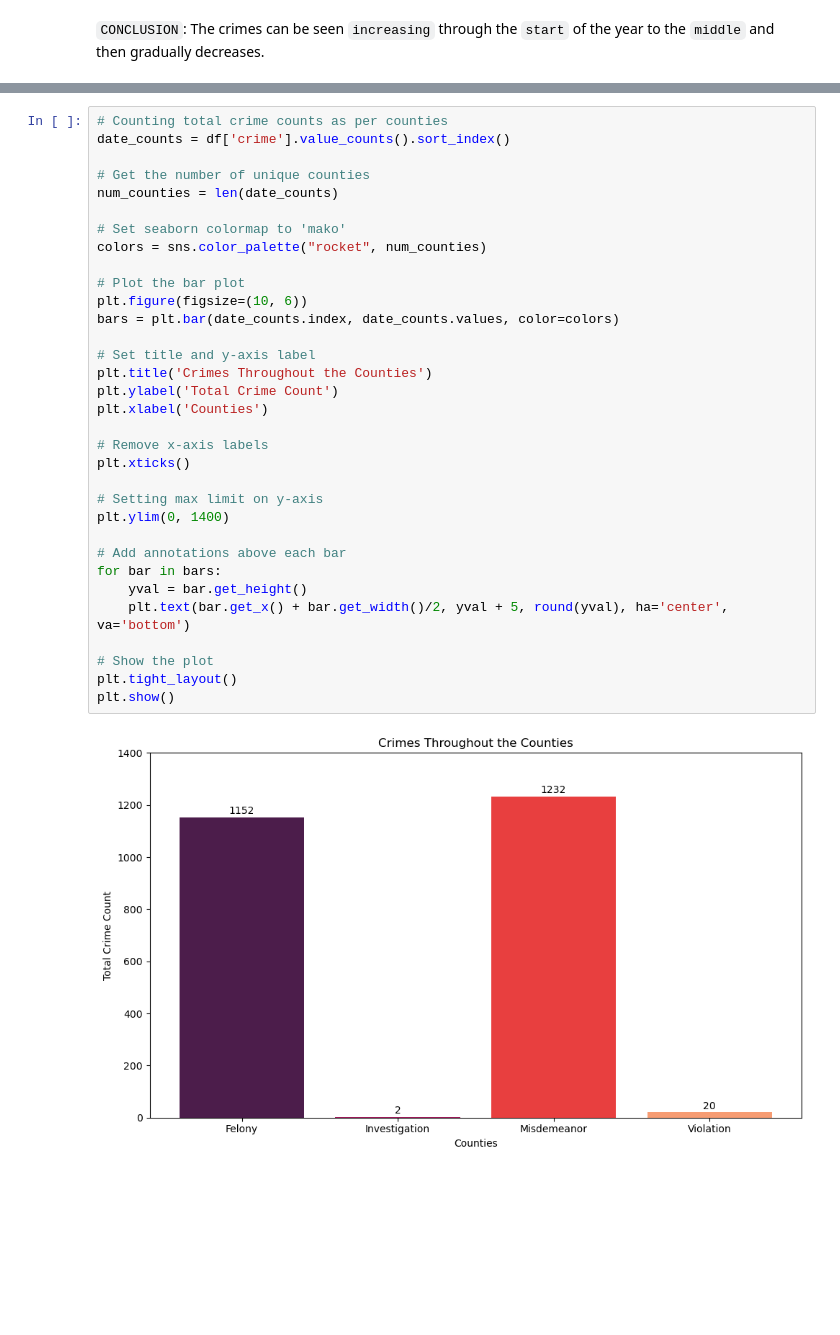
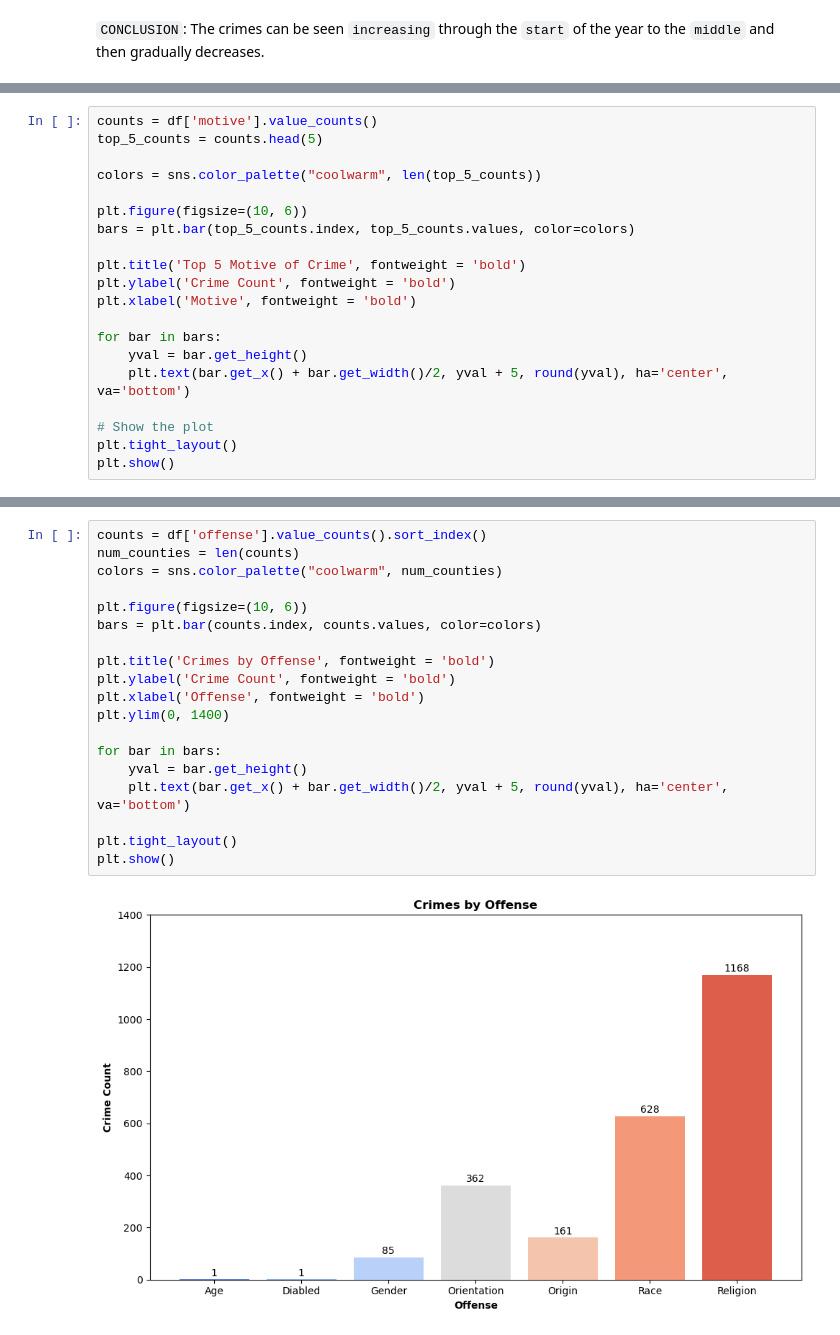
Before and after one commit to manjit-baishya-datascience/NYPD-Hate-Crime-EDA, a Jupyter notebook: nypd-hate-crime-eda.ipynb, the cells around one changed output, grey strips where cells are left out. Cells and saved outputs as stored; diff of their text form; blank space fills up the shorter version.

```diff
--- a/nypd-hate-crime-eda.ipynb
+++ b/nypd-hate-crime-eda.ipynb
@@ -546,0 +677,20 @@ plt.show()
+# %%
+counts = df['motive'].value_counts()
+top_5_counts = counts.head(5)
+
+colors = sns.color_palette("coolwarm", len(top_5_counts))
+
+plt.figure(figsize=(10, 6))
+bars = plt.bar(top_5_counts.index, top_5_counts.values, color=colors)
+
+plt.title('Top 5 Motive of Crime', fontweight = 'bold')
+plt.ylabel('Crime Count', fontweight = 'bold')
+plt.xlabel('Motive', fontweight = 'bold')
+
+for bar in bars:
+    yval = bar.get_height()
+    plt.text(bar.get_x() + bar.get_width()/2, yval + 5, round(yval), ha='center', va='bottom')
+
+# Show the plot
+plt.tight_layout()
+plt.show()
@@ -547,35 +704,21 @@ plt.show()
 # %%
-# Counting total crime counts as per counties
-date_counts = df['crime'].value_counts().sort_index()
+counts = df['offense'].value_counts().sort_index()
+num_counties = len(counts)
+colors = sns.color_palette("coolwarm", num_counties)
 
-# Get the number of unique counties
-num_counties = len(date_counts)
+plt.figure(figsize=(10, 6))
+bars = plt.bar(counts.index, counts.values, color=colors)
 
-# Set seaborn colormap to 'mako'
-colors = sns.color_palette("rocket", num_counties)
-
-# Plot the bar plot
-plt.figure(figsize=(10, 6))
-bars = plt.bar(date_counts.index, date_counts.values, color=colors)
-
-# Set title and y-axis label
-plt.title('Crimes Throughout the Counties')
-plt.ylabel('Total Crime Count')
-plt.xlabel('Counties')
-
-# Remove x-axis labels
-plt.xticks()
-
-# Setting max limit on y-axis
+plt.title('Crimes by Offense', fontweight = 'bold')
+plt.ylabel('Crime Count', fontweight = 'bold')
+plt.xlabel('Offense', fontweight = 'bold')
 plt.ylim(0, 1400)
 
-# Add annotations above each bar
 for bar in bars:
     yval = bar.get_height()
     plt.text(bar.get_x() + bar.get_width()/2, yval + 5, round(yval), ha='center', va='bottom')
 
-# Show the plot
 plt.tight_layout()
 plt.show()
 # %% [output]
-[figure, old version]
+[figure, new version]
```
Also changed, not shown: parts of 42 cells of this notebook.
